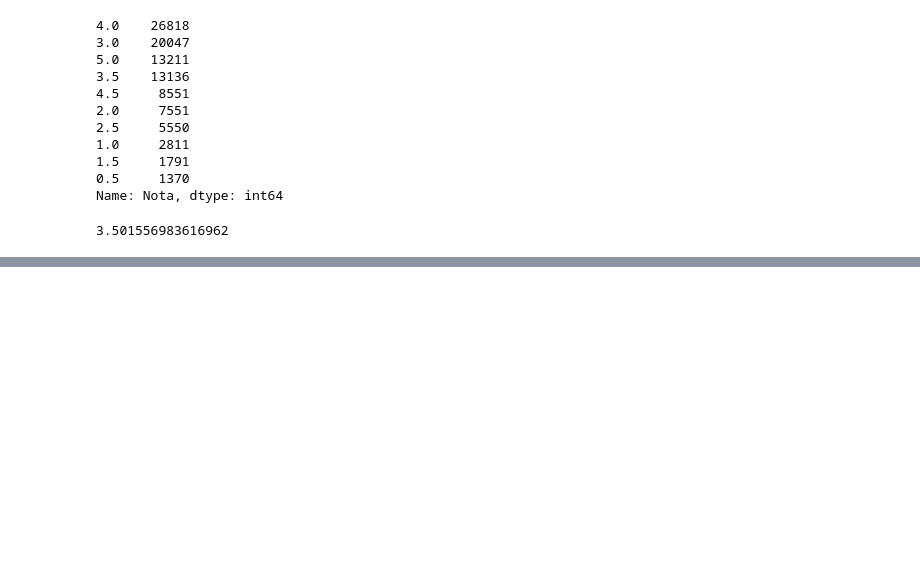
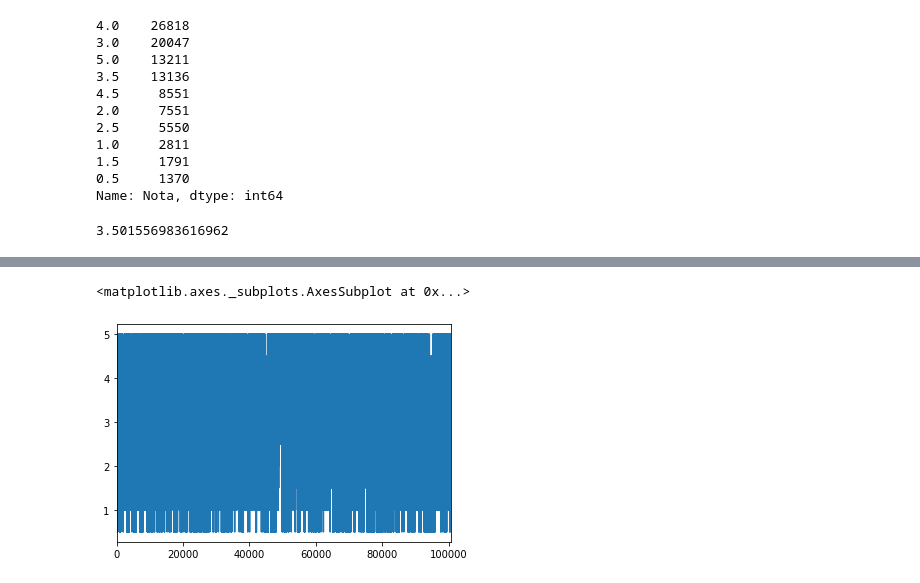
Before and after one commit to jaderbg999/PrimeiroRepo, a Jupyter notebook: Introdução_Data_Science.ipynb, the cells around one changed output, grey strips where cells are left out. Drawn from its saved outputs; the diff is of its cells as text; code cells hidden in the pictures; blank space fills up the shorter version.

```diff
--- a/Introdução_Data_Science.ipynb
+++ b/Introdução_Data_Science.ipynb
@@ -57,0 +86,5 @@ notas['Nota'].mean()
+# %%
+notas.Nota.plot()
+# %% [output]
+<matplotlib.axes._subplots.AxesSubplot at 0x...>
+[figure, added]
```
Also changed, not shown: parts of 28 cells of this notebook.
